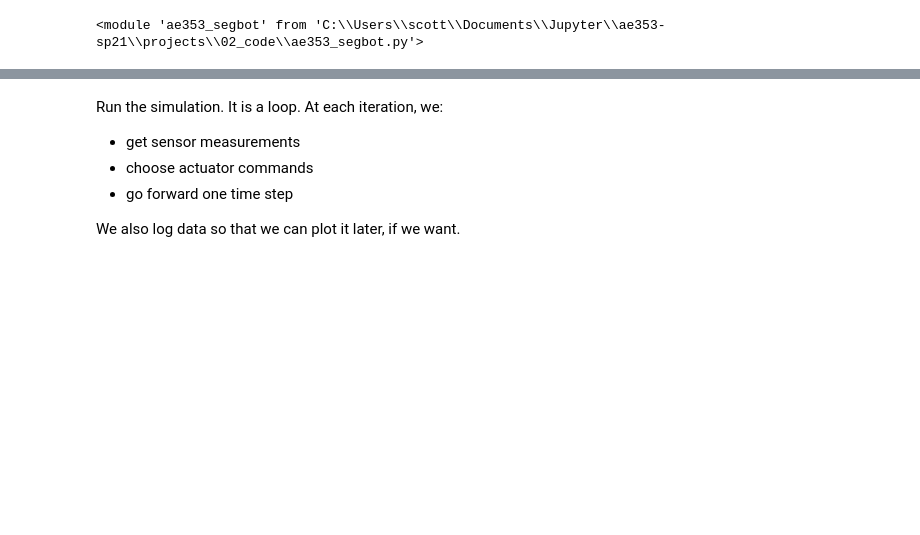
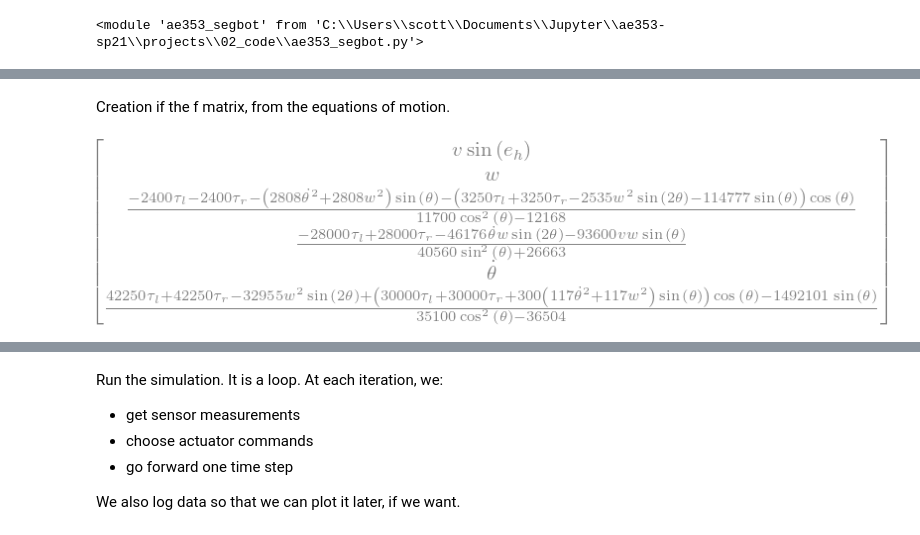
Before and after one commit to ScottaBout/ae353-sp21, a Jupyter notebook: projects/02_code/GenerateResults.ipynb, the cells around one changed output, grey strips where cells are left out. Cells and saved outputs as stored; diff of their text form; code cells hidden in the pictures; blank space fills up the shorter version.

```diff
--- a/projects/02_code/GenerateResults.ipynb
+++ b/projects/02_code/GenerateResults.ipynb
@@ -125,7 +117,13 @@ ff = sym.Matrix([s])
+# %% [markdown]
+Creation if the f matrix, from the equations of motion.
 # %%
-f = sym.Matrix([[v*sym.sin(e_h)],
+xdot = sym.Matrix([[v*sym.sin(e_h)],
      [w],
      [-(2400*tau_l + 2400*tau_r + 2808*(theta_dot**2 + w**2)*sym.sin(theta) + 13*(250*tau_l + 250*tau_r - 195*w**2*sym.sin(2*theta) - 8829*sym.sin(theta))*sym.cos(theta))/(11700*sym.cos(theta)**2 - 12168)],
      [32*(-875*tau_l + 875*tau_r - 1443*theta_dot*w*sym.sin(2*theta) - 2925*v*w*sym.sin(theta))/(13*(3120*sym.sin(theta)**2 + 2051))],
      [theta_dot],
      [(42250*tau_l + 42250*tau_r - 32955*w**2*sym.sin(2*theta) + 300*(100*tau_l + 100*tau_r + 117*(theta_dot**2 + w**2)*sym.sin(theta))*sym.cos(theta) - 1492101*sym.sin(theta))/(1404*(25*sym.cos(theta)**2 - 26))]])
+
+xdot
+# %% [output]
+[figure, added]
```
Also changed, not shown: parts of 23 cells of this notebook, 8 other files.
